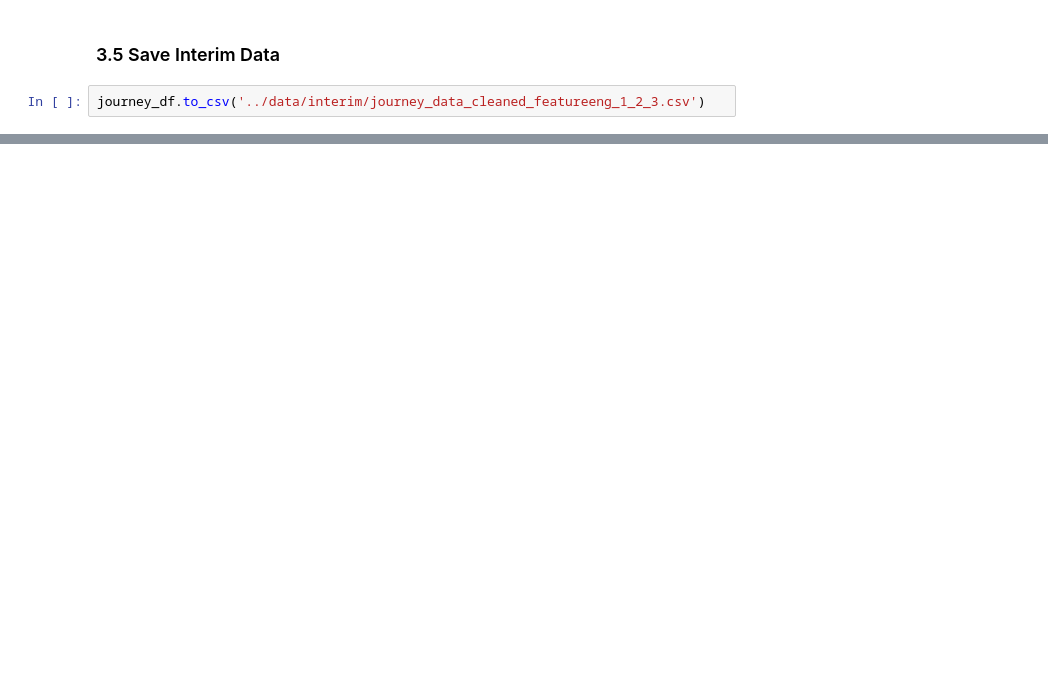
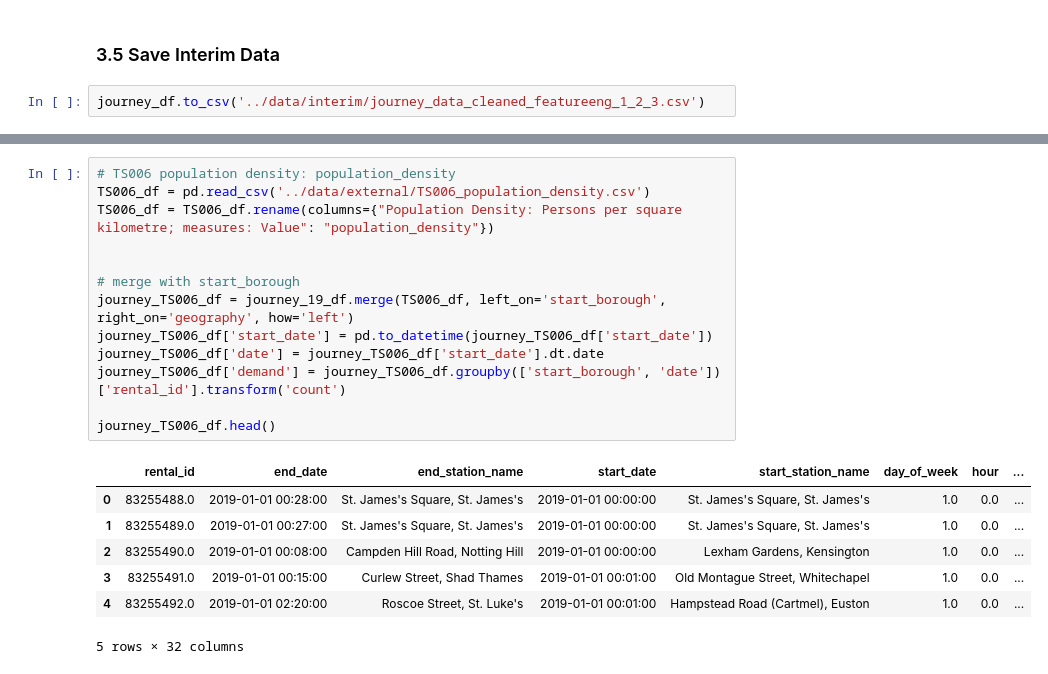
Before and after one commit to tabeaeggler/UrbanMobility, a Jupyter notebook: notebooks/03_journey_data_feature_engineering.ipynb, the cells around one changed output, grey strips where cells are left out. Drawn from its saved outputs; the diff is of its cells as text; blank space fills up the shorter version.

```diff
--- a/notebooks/03_journey_data_feature_engineering.ipynb
+++ b/notebooks/03_journey_data_feature_engineering.ipynb
@@ -295,0 +396,21 @@ yearly_dfs[2022].to_csv('/Users/tabea/Documents/UrbanMobility/data/journey_data_
+# %%
+# TS006 population density: population_density
+TS006_df = pd.read_csv('../data/external/TS006_population_density.csv')
+TS006_df = TS006_df.rename(columns={"Population Density: Persons per square kilometre; measures: Value": "population_density"})
+
+
+# merge with start_borough
+journey_TS006_df = journey_19_df.merge(TS006_df, left_on='start_borough', right_on='geography', how='left')
+journey_TS006_df['start_date'] = pd.to_datetime(journey_TS006_df['start_date'])
+journey_TS006_df['date'] = journey_TS006_df['start_date'].dt.date
+journey_TS006_df['demand'] = journey_TS006_df.groupby(['start_borough', 'date'])['rental_id'].transform('count')
+
+journey_TS006_df.head()
+# %% [output]
+|  | rental_id | end_date | end_station_name | start_date | start_station_name | day_of_week | hour | ... |
+| 0 | 83255488.0 | 2019-01-01 00:28:00 | St. James's Square, St. James's | 2019-01-01 00:00:00 | St. James's Square, St. James's | 1.0 | 0.0 | ... |
+| 1 | 83255489.0 | 2019-01-01 00:27:00 | St. James's Square, St. James's | 2019-01-01 00:00:00 | St. James's Square, St. James's | 1.0 | 0.0 | ... |
+| 2 | 83255490.0 | 2019-01-01 00:08:00 | Campden Hill Road, Notting Hill | 2019-01-01 00:00:00 | Lexham Gardens, Kensington | 1.0 | 0.0 | ... |
+| 3 | 83255491.0 | 2019-01-01 00:15:00 | Curlew Street, Shad Thames | 2019-01-01 00:01:00 | Old Montague Street, Whitechapel | 1.0 | 0.0 | ... |
+| 4 | 83255492.0 | 2019-01-01 02:20:00 | Roscoe Street, St. Luke's | 2019-01-01 00:01:00 | Hampstead Road (Cartmel), Euston | 1.0 | 0.0 | ... |
+5 rows × 32 columns
```
Also changed, not shown: parts of 21 cells of this notebook, 3 other files.
